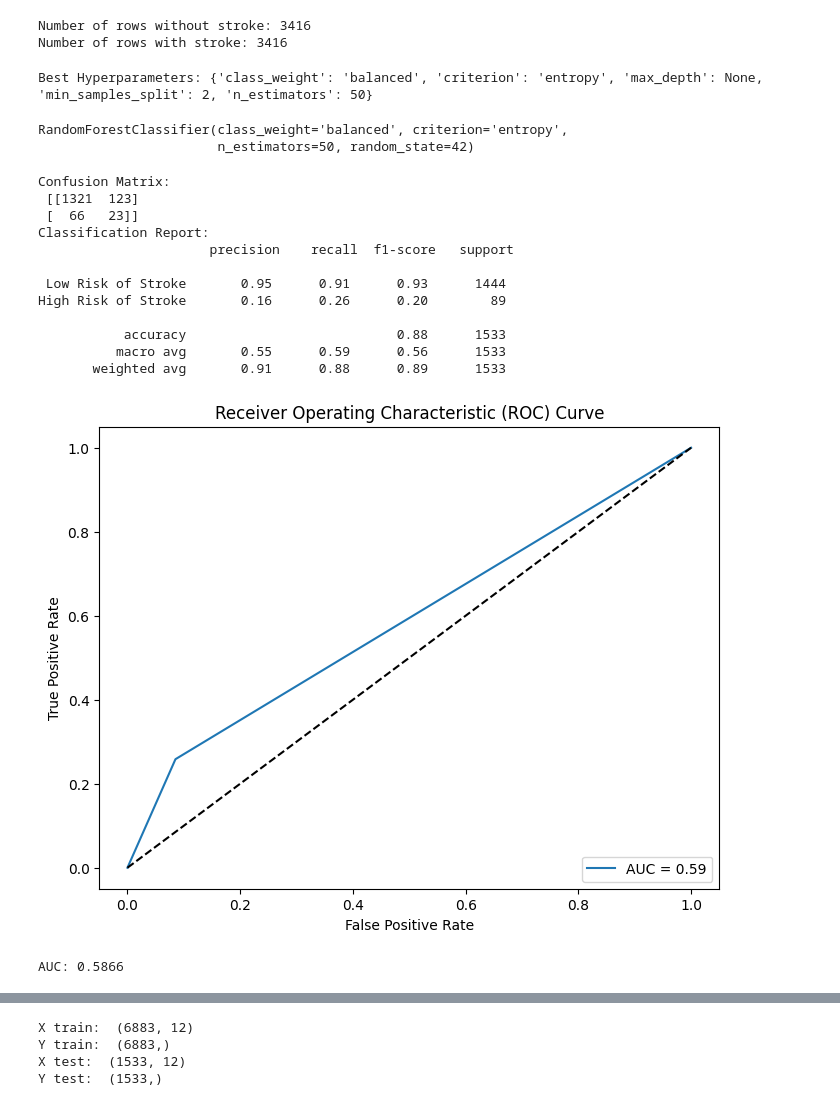
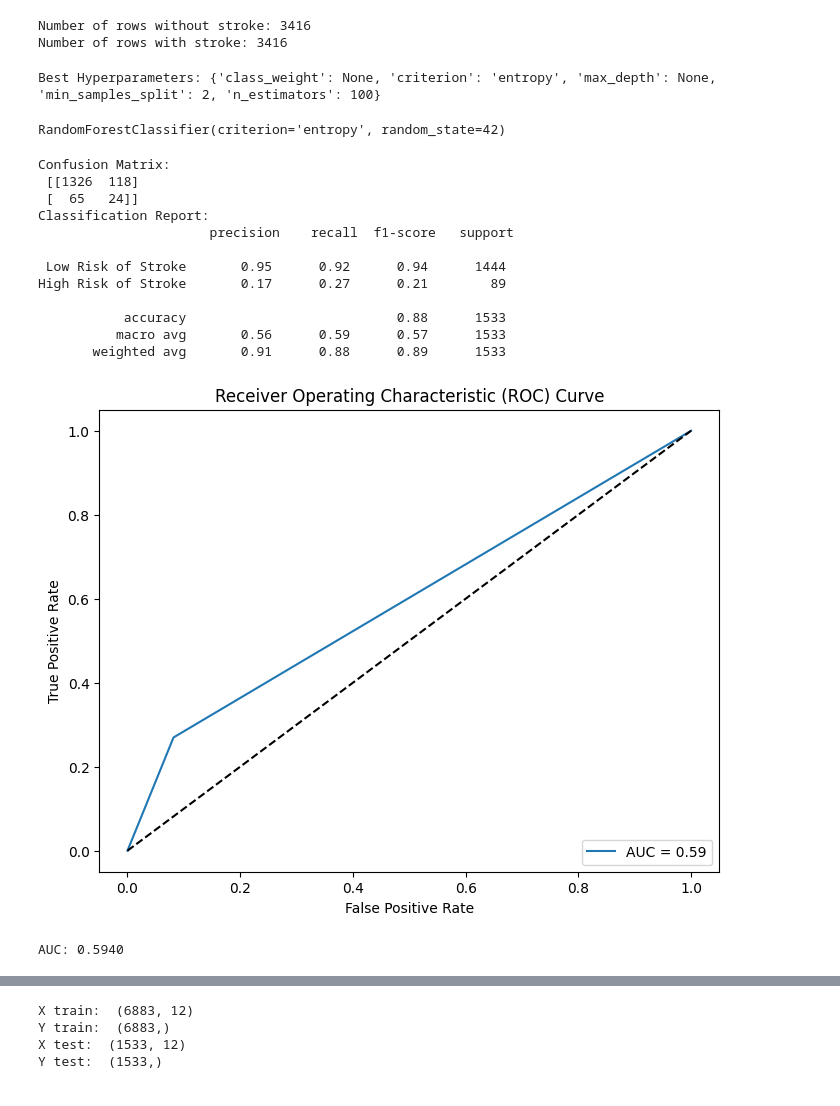
Before and after one commit to WSNekoWay/AI_ALP_Bryan---Hans, a Jupyter notebook: random_forest_stroke.ipynb, the cells around one changed output, grey strips where cells are left out. Saved outputs shown, nothing was run; the diff lists cells and outputs as text; code cells hidden in the pictures.

```diff
--- a/random_forest_stroke.ipynb
+++ b/random_forest_stroke.ipynb
@@ -231,9 +231,3 @@ sns.boxplot(data=df, orient='h')
 plt.show()
 # %% [output]
 [figure]
-# %%
-df['Has_Diabetes'] = (df['avg_glucose_level'] > 126).astype(int)
-
-df['Is_Obese'] = (df['bmi'] > 30).astype(int)
-
-df.head(10)
@@ -490,45 +471,49 @@ print("Best Hyperparameters:", best_params)
 final_model = RandomForestClassifier(n_estimators=best_params['n_estimators'], max_depth=best_params['max_depth'], min_samples_split=best_params['min_samples_split'], criterion=best_params['criterion'], class_weight=best_params['class_weight'], random_state=42)
 final_model.fit(X_train_smt, y_train_smt)
 # %% [output]
-Best Hyperparameters: {'class_weight': 'balanced', 'criterion': 'entropy', 'max_depth': None, 'min_samples_split': 2, 'n_estimators': 50}
+Best Hyperparameters: {'class_weight': None, 'criterion': 'entropy', 'max_depth': None, 'min_samples_split': 2, 'n_estimators': 100}
-RandomForestClassifier(class_weight='balanced', criterion='entropy',
-                       n_estimators=50, random_state=42)
+RandomForestClassifier(criterion='entropy', random_state=42)
 # %%
 y_pred = final_model.predict(X_test)
 
 conf_matrix = confusion_matrix(y_test, y_pred)
 print("Confusion Matrix:\n", conf_matrix)
 
 class_names = ['Low Risk of Stroke', 'High Risk of Stroke']
 
 class_report = classification_report(y_test, y_pred, target_names=class_names)
 print("Classification Report:\n", class_report)
 
 fpr, tpr, thresholds = roc_curve(y_test, y_pred)
 roc_auc = roc_auc_score(y_test, y_pred)
 
 plt.figure(figsize=(8, 6))
 plt.plot(fpr, tpr, label=f'AUC = {roc_auc:.2f}')
 plt.plot([0, 1], [0, 1], 'k--')
 plt.xlabel('False Positive Rate')
 plt.ylabel('True Positive Rate')
 plt.title('Receiver Operating Characteristic (ROC) Curve')
 plt.legend(loc='lower right')
 plt.show()
 
 print(f"AUC: {roc_auc:.4f}")
+
+sns.heatmap(conf_matrix, annot=True, fmt='d', cmap='Blues')
+plt.xlabel('Predicted')
+plt.ylabel('True')
+plt.show()
 # %% [output]
 Confusion Matrix:
- [[1321  123]
- [  66   23]]
+ [[1326  118]
+ [  65   24]]
 Classification Report:
                       precision    recall  f1-score   support
 
- Low Risk of Stroke       0.95      0.91      0.93      1444
-High Risk of Stroke       0.16      0.26      0.20        89
+ Low Risk of Stroke       0.95      0.92      0.94      1444
+High Risk of Stroke       0.17      0.27      0.21        89
 
            accuracy                           0.88      1533
-          macro avg       0.55      0.59      0.56      1533
+          macro avg       0.56      0.59      0.57      1533
        weighted avg       0.91      0.88      0.89      1533
-[figure, old version]
+[figure, new version]
-AUC: 0.5866
+AUC: 0.5940
```
Also changed, not shown: parts of 8 cells of this notebook.
